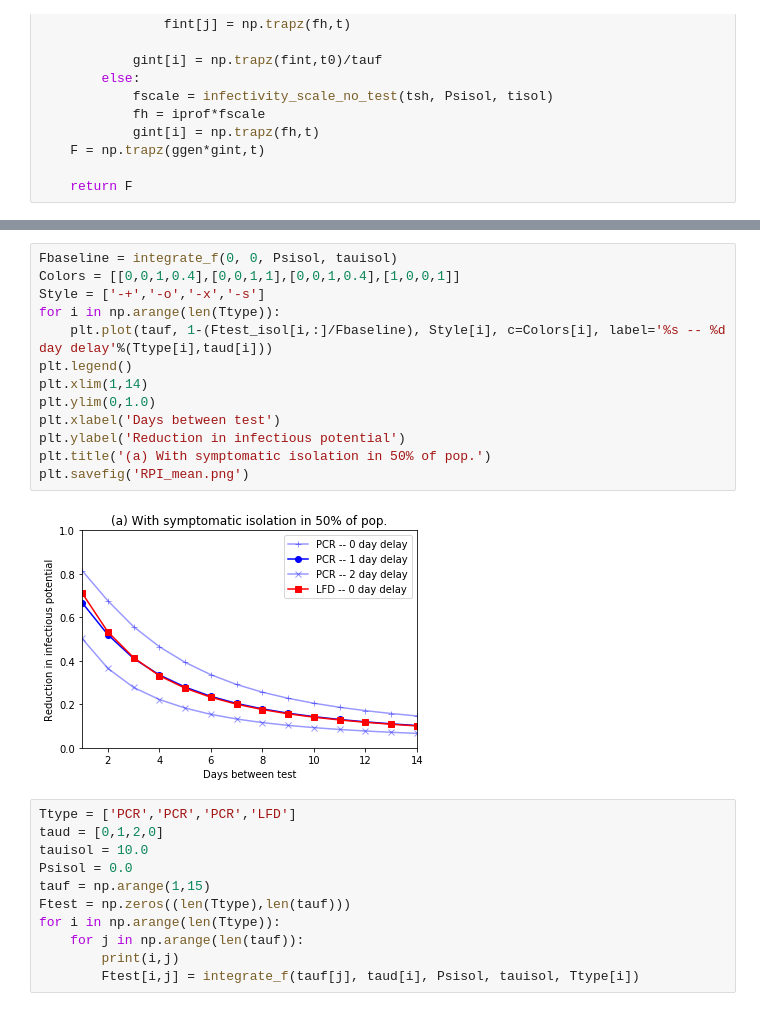
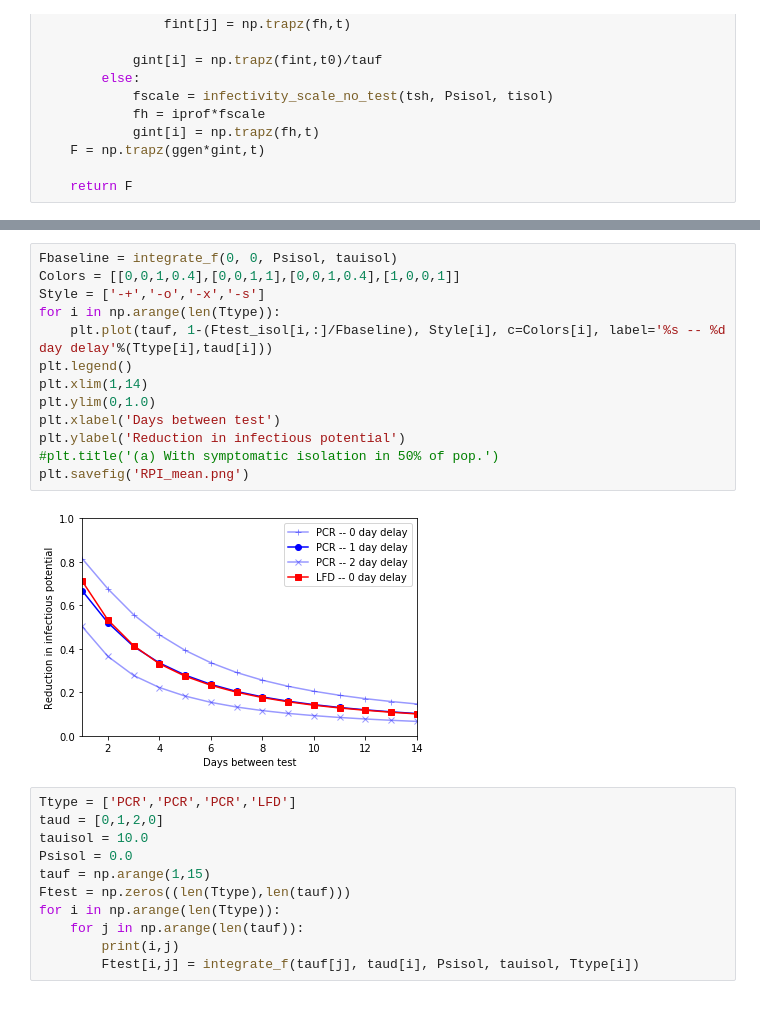
Before and after one commit to CarlWhitfield/Workplace_delivery_transmission, a Jupyter notebook: Testing models/time_dependent_case.ipynb, the cells around one changed output, grey strips where cells are left out. Saved outputs shown, nothing was run; the diff lists cells and outputs as text.

```diff
--- a/Testing models/time_dependent_case.ipynb
+++ b/Testing models/time_dependent_case.ipynb
@@ -111,18 +93,18 @@ for i in np.arange(len(Ttype)):
 # %%
 Fbaseline = integrate_f(0, 0, Psisol, tauisol)
 Colors = [[0,0,1,0.4],[0,0,1,1],[0,0,1,0.4],[1,0,0,1]]
 Style = ['-+','-o','-x','-s']
 for i in np.arange(len(Ttype)):
     plt.plot(tauf, 1-(Ftest_isol[i,:]/Fbaseline), Style[i], c=Colors[i], label='%s -- %d day delay'%(Ttype[i],taud[i]))
 plt.legend()
 plt.xlim(1,14)
 plt.ylim(0,1.0)
 plt.xlabel('Days between test')
 plt.ylabel('Reduction in infectious potential')
-plt.title('(a) With symptomatic isolation in 50% of pop.')
+#plt.title('(a) With symptomatic isolation in 50% of pop.')
 plt.savefig('RPI_mean.png')
 # %% [output]
-[figure, old version]
+[figure, new version]
 # %%
 Ttype = ['PCR','PCR','PCR','LFD']
 taud = [0,1,2,0]
```
Also changed, not shown: parts of 1 cell of this notebook, 2 other files.
